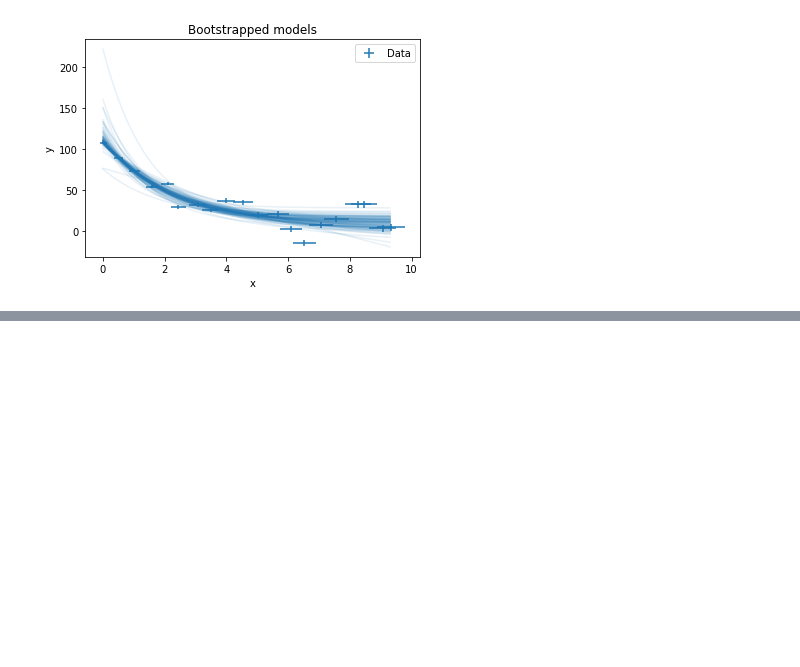
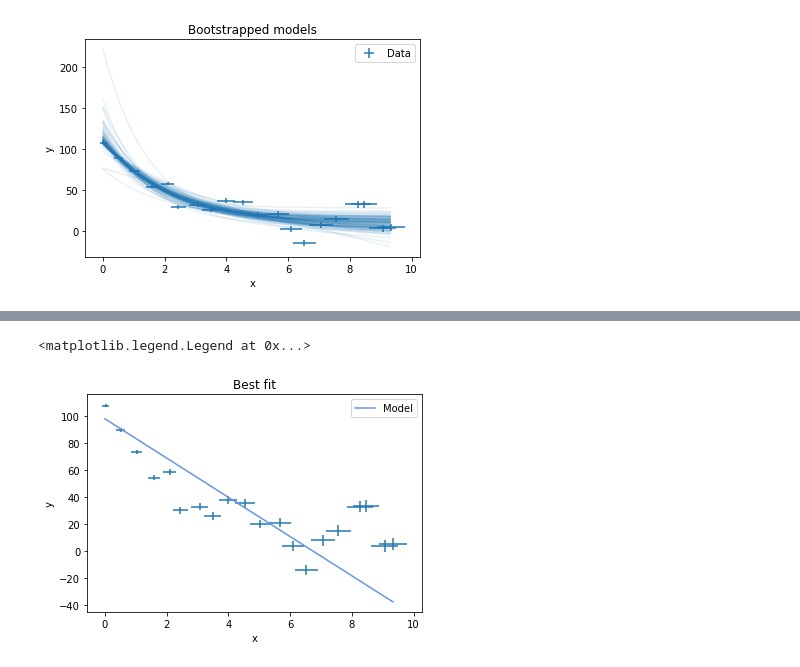
Before and after one commit to Ma-Fi-94/ODR, a Jupyter notebook: test.ipynb, the cells around one changed output, grey strips where cells are left out. Cells and saved outputs as stored; diff of their text form; code cells hidden in the pictures; blank space fills up the shorter version.

```diff
--- a/test.ipynb
+++ b/test.ipynb
@@ -115,0 +139,3 @@ plt.legend()
+# %%
+fit2 = implementation.fit_odr(polynomial,x,y,[100,-10],sx,sy)
+fit2.pprint()
@@ -115,0 +151,13 @@ plt.legend()
+# %%
+plt.errorbar(x,y,xerr=np.sqrt(xvar),yerr=np.sqrt(yvar),linestyle="")
+
+xs = np.linspace(0,np.max(x),100)
+ys = polynomial(fit2.beta, xs)
+plt.plot(xs, ys, c="cornflowerblue", label="Model")
+plt.title("Best fit")
+plt.xlabel("x")
+plt.ylabel("y")
+plt.legend()
+# %% [output]
+<matplotlib.legend.Legend at 0x...>
+[figure, added]
```
Also changed, not shown: parts of 12 cells of this notebook.
